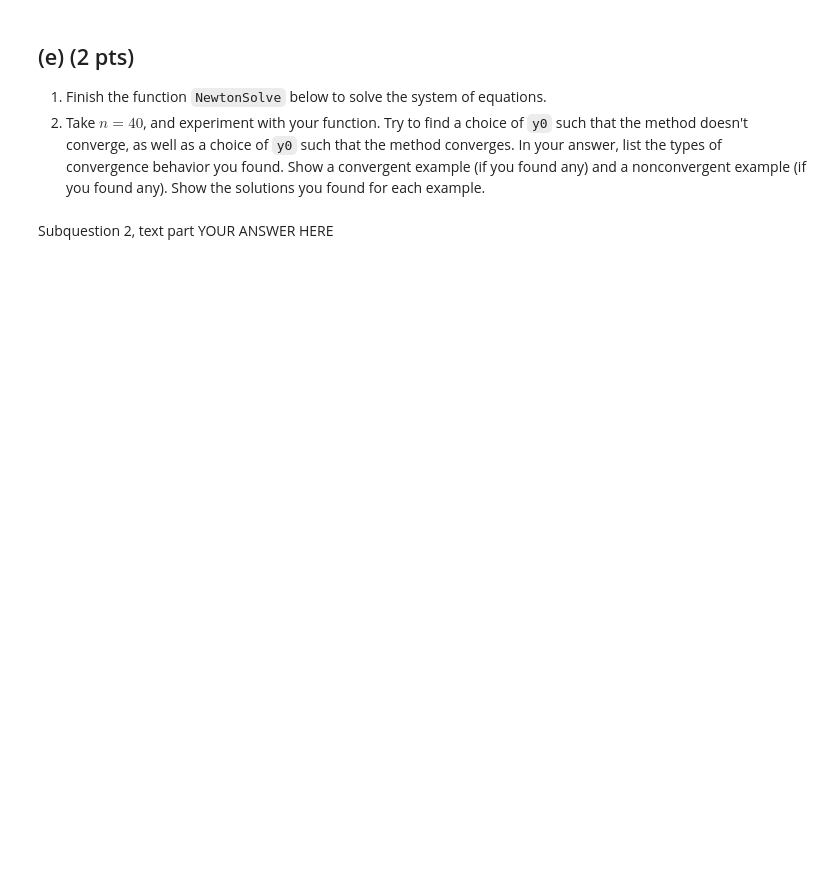
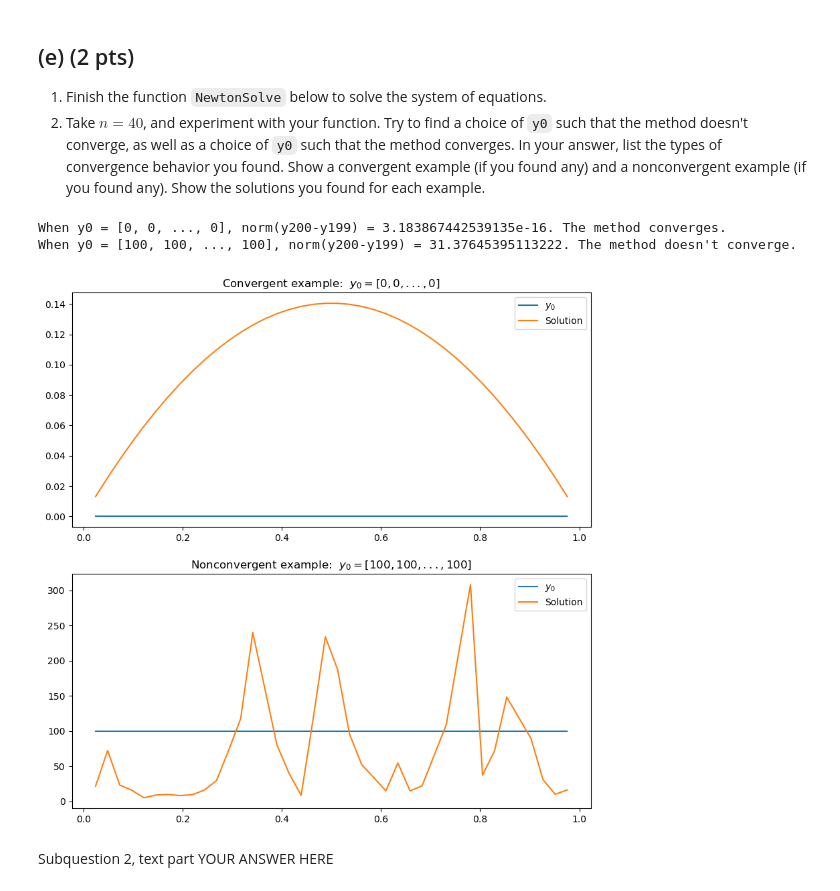
Before and after one commit to Terry-ZJ-Zhang/Numerical_Algorithm_Assignments, a Jupyter notebook: hw4/hw4_2023.ipynb, the cells around one changed output. Drawn from its saved outputs; the diff is of its cells as text; code cells hidden in the pictures; blank space fills up the shorter version.

```diff
--- a/hw4/hw4_2023.ipynb
+++ b/hw4/hw4_2023.ipynb
@@ -148,12 +156,15 @@ Finish the function `JacobianF` that computes the Jacobian ${\bf J}_F(\vec y)$ o
 To get full points for this part of the exercise, the Jacobian must be computed in the form of a sparse matrix.
 # %%
 def F(y):
-    # YOUR CODE HERE (remove the next line when making your implementation)
-    raise NotImplementedError()
+    M = SecondDerMatrix(len(y))
+    return M.dot(y) + np.exp(y)
+
 
 def JacobianF(y):
-    # YOUR CODE HERE (remove the next line when making your implementation)
-    raise NotImplementedError()
+    M = SecondDerMatrix(len(y))
+    diagonals = np.exp(y)
+    Jexp = diags(diagonals)
+    return M + Jexp
 # %% [markdown]
 ## (d)  (3 pts)
 1. Write down the first order Taylor expansion $T_F(\vec y, \vec s)$ for $F(\vec y+\vec s)$.
@@ -176,10 +235,49 @@ YOUR ANSWER HERE
 def NewtonSolve(y0, K):
     """ Use Newton's method to solve F(y) = 0 with initial guess y0 and K iterations. """
     y = y0
-    # YOUR CODE HERE
+    for _ in range(K):
+        J = JacobianF(y)
+        s = spsolve(J, -F(y))
+        y += s
     return y
 # %%
 # Subquestion 2, code part
-# YOUR CODE HERE
+n = 40
+
+# Convergent example
+y0_1 = np.zeros(n)
+y199_1 = NewtonSolve(y0_1.copy(), 199)
+y200_1 = NewtonSolve(y0_1.copy(), 200)
+delta_y1 = np.linalg.norm(y200_1 - y199_1)
+print(f"When y0 = [0, 0, ..., 0], norm(y200-y199) = {delta_y1}. The method converges.")
+
+# Nonconvergent example
+y0_2 = 100 * np.ones(n)
+y199_2 = NewtonSolve(y0_2.copy(), 199)
+y200_2 = NewtonSolve(y0_2.copy(), 200)
+delta_y2 = np.linalg.norm(y200_2 - y199_2)
+print(f"When y0 = [100, 100, ..., 100], norm(y200-y199) = {delta_y2}. The method doesn't converge.")
+
+# Plot
+fig, axes = plt.subplots(2, 1, figsize=(10, 10))
+x = np.linspace(0, 1, n + 2)[1:-1]
+
+ax = axes[0]
+ax.set_title(r"Convergent example:  $y_0=[0, 0, ..., 0]$")
+ax.plot(x, y0_1, label=r"$y_0$")
+ax.plot(x, y200_1, label='Solution')
+ax.legend()
+
+ax = axes[1]
+ax.set_title(r"Nonconvergent example:  $y_0=[100, 100, ..., 100]$")
+ax.plot(x, y0_2, label=r"$y_0$")
+ax.plot(x, y200_2, label='Solution')
+ax.legend()
+
+plt.show()
+# %% [output]
+When y0 = [0, 0, ..., 0], norm(y200-y199) = 3.183867442539135e-16. The method converges.
+When y0 = [100, 100, ..., 100], norm(y200-y199) = 31.37645395113222. The method doesn't converge.
+[figure, added]
 # %% [markdown]
 Subquestion 2, text part YOUR ANSWER HERE
```
Also changed, not shown: parts of 5 cells of this notebook.
